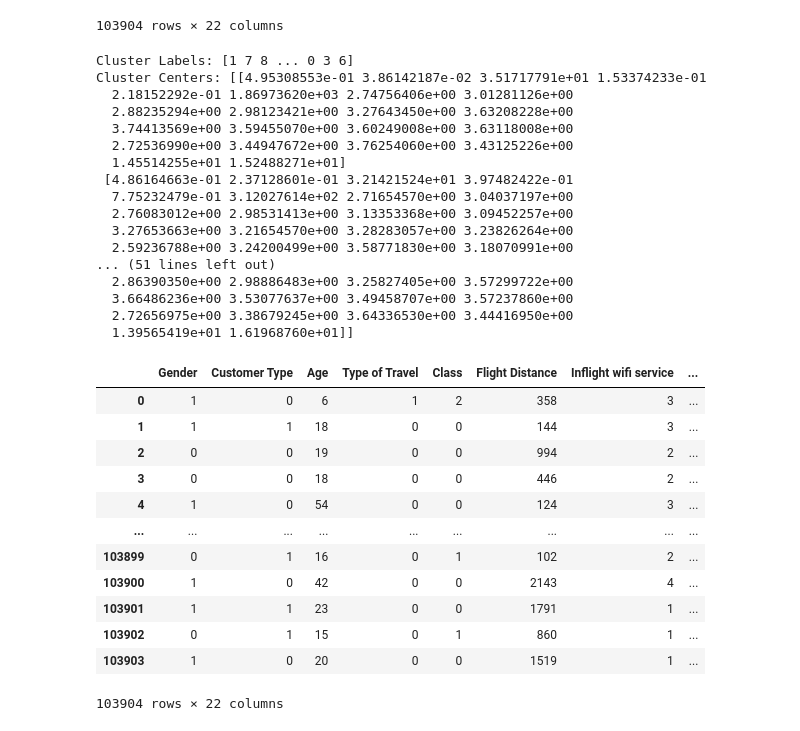
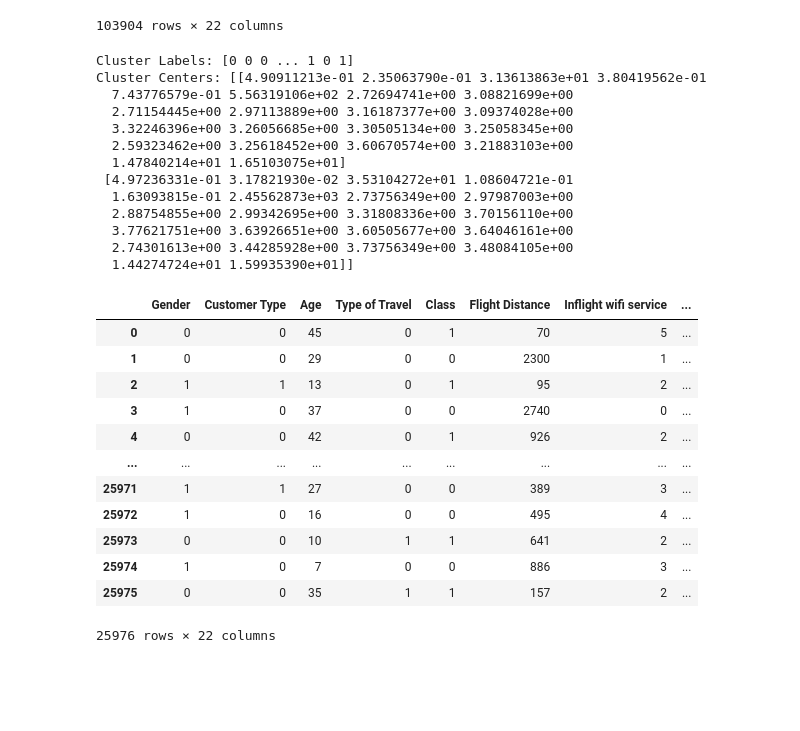
Before and after one commit to norhanreda/Air-line-passenger-satisfaction, a Jupyter notebook: models/kmean_cluster.ipynb, the cells around one changed output. Drawn from its saved outputs; the diff is of its cells as text; code cells hidden in the pictures; blank space fills up the shorter version.

```diff
--- a/models/kmean_cluster.ipynb
+++ b/models/kmean_cluster.ipynb
@@ -51,7 +52,7 @@ X
 
 
 # Create a K-Means object
-kmeans = KMeans(n_clusters=11)  # Specify the number of clusters (k)
+kmeans = KMeans(n_clusters=2)  # Specify the number of clusters (k)
 
 # Train the K-Means model
 kmeans.fit(X)
@@ -66,45 +67,41 @@ centers = kmeans.cluster_centers_
 print("Cluster Labels:", labels)
 print("Cluster Centers:", centers)
 # %% [output]
-Cluster Labels: [1 7 8 ... 0 3 6]
-Cluster Centers: [[4.95308553e-01 3.86142187e-02 3.51717791e+01 1.53374233e-01
-  2.18152292e-01 1.86973620e+03 2.74756406e+00 3.01281126e+00
-  2.88235294e+00 2.98123421e+00 3.27643450e+00 3.63208228e+00
-  3.74413569e+00 3.59455070e+00 3.60249008e+00 3.63118008e+00
-  2.72536990e+00 3.44947672e+00 3.76254060e+00 3.43125226e+00
-  1.45514255e+01 1.52488271e+01]
- [4.86164663e-01 2.37128601e-01 3.21421524e+01 3.97482422e-01
-  7.75232479e-01 3.12027614e+02 2.71654570e+00 3.04037197e+00
-  2.76083012e+00 2.98531413e+00 3.13353368e+00 3.09452257e+00
-  3.27653663e+00 3.21654570e+00 3.28283057e+00 3.23826264e+00
-  2.59236788e+00 3.24200499e+00 3.58771830e+00 3.18070991e+00
-... (51 lines left out)
-  2.86390350e+00 2.98886483e+00 3.25827405e+00 3.57299722e+00
-  3.66486236e+00 3.53077637e+00 3.49458707e+00 3.57237860e+00
-  2.72656975e+00 3.38679245e+00 3.64336530e+00 3.44416950e+00
-  1.39565419e+01 1.61968760e+01]]
+Cluster Labels: [0 0 0 ... 1 0 1]
+Cluster Centers: [[4.90911213e-01 2.35063790e-01 3.13613863e+01 3.80419562e-01
+  7.43776579e-01 5.56319106e+02 2.72694741e+00 3.08821699e+00
+  2.71154445e+00 2.97113889e+00 3.16187377e+00 3.09374028e+00
+  3.32246396e+00 3.26056685e+00 3.30505134e+00 3.25058345e+00
+  2.59323462e+00 3.25618452e+00 3.60670574e+00 3.21883103e+00
+  1.47840214e+01 1.65103075e+01]
+ [4.97236331e-01 3.17821930e-02 3.53104272e+01 1.08604721e-01
+  1.63093815e-01 2.45562873e+03 2.73756349e+00 2.97987003e+00
+  2.88754855e+00 2.99342695e+00 3.31808336e+00 3.70156110e+00
+  3.77621751e+00 3.63926651e+00 3.60505677e+00 3.64046161e+00
+  2.74301613e+00 3.44285928e+00 3.73756349e+00 3.48084105e+00
+  1.44274724e+01 1.59935390e+01]]
 # %%
-from sklearn.preprocessing import LabelEncoder
-test = train.drop('satisfaction', axis=1)
+y_test = test['satisfaction']
+test = test.drop('satisfaction', axis=1)
 df = pd.DataFrame(test)
 
 # Apply LabelEncoder to each column
 enc = LabelEncoder()
 test = df.apply(enc.fit_transform)
 
 # Print the transformed DataFrame
 test
 # %% [output]
 |  | Gender | Customer Type | Age | Type of Travel | Class | Flight Distance | Inflight wifi service | ... |
-| 0 | 1 | 0 | 6 | 1 | 2 | 358 | 3 | ... |
-| 1 | 1 | 1 | 18 | 0 | 0 | 144 | 3 | ... |
-| 2 | 0 | 0 | 19 | 0 | 0 | 994 | 2 | ... |
-| 3 | 0 | 0 | 18 | 0 | 0 | 446 | 2 | ... |
-| 4 | 1 | 0 | 54 | 0 | 0 | 124 | 3 | ... |
+| 0 | 0 | 0 | 45 | 0 | 1 | 70 | 5 | ... |
+| 1 | 0 | 0 | 29 | 0 | 0 | 2300 | 1 | ... |
+| 2 | 1 | 1 | 13 | 0 | 1 | 95 | 2 | ... |
+| 3 | 1 | 0 | 37 | 0 | 0 | 2740 | 0 | ... |
+| 4 | 0 | 0 | 42 | 0 | 1 | 926 | 2 | ... |
 | ... | ... | ... | ... | ... | ... | ... | ... | ... |
-| 103899 | 0 | 1 | 16 | 0 | 1 | 102 | 2 | ... |
-| 103900 | 1 | 0 | 42 | 0 | 0 | 2143 | 4 | ... |
-| 103901 | 1 | 1 | 23 | 0 | 0 | 1791 | 1 | ... |
-| 103902 | 0 | 1 | 15 | 0 | 1 | 860 | 1 | ... |
-| 103903 | 1 | 0 | 20 | 0 | 0 | 1519 | 1 | ... |
+| 25971 | 1 | 1 | 27 | 0 | 0 | 389 | 3 | ... |
+| 25972 | 1 | 0 | 16 | 0 | 0 | 495 | 4 | ... |
+| 25973 | 0 | 0 | 10 | 1 | 1 | 641 | 2 | ... |
+| 25974 | 1 | 0 | 7 | 0 | 0 | 886 | 3 | ... |
+| 25975 | 0 | 0 | 35 | 1 | 1 | 157 | 2 | ... |
-103904 rows × 22 columns
+25976 rows × 22 columns
```
Also changed, not shown: parts of 6 cells of this notebook, 2 other files.
